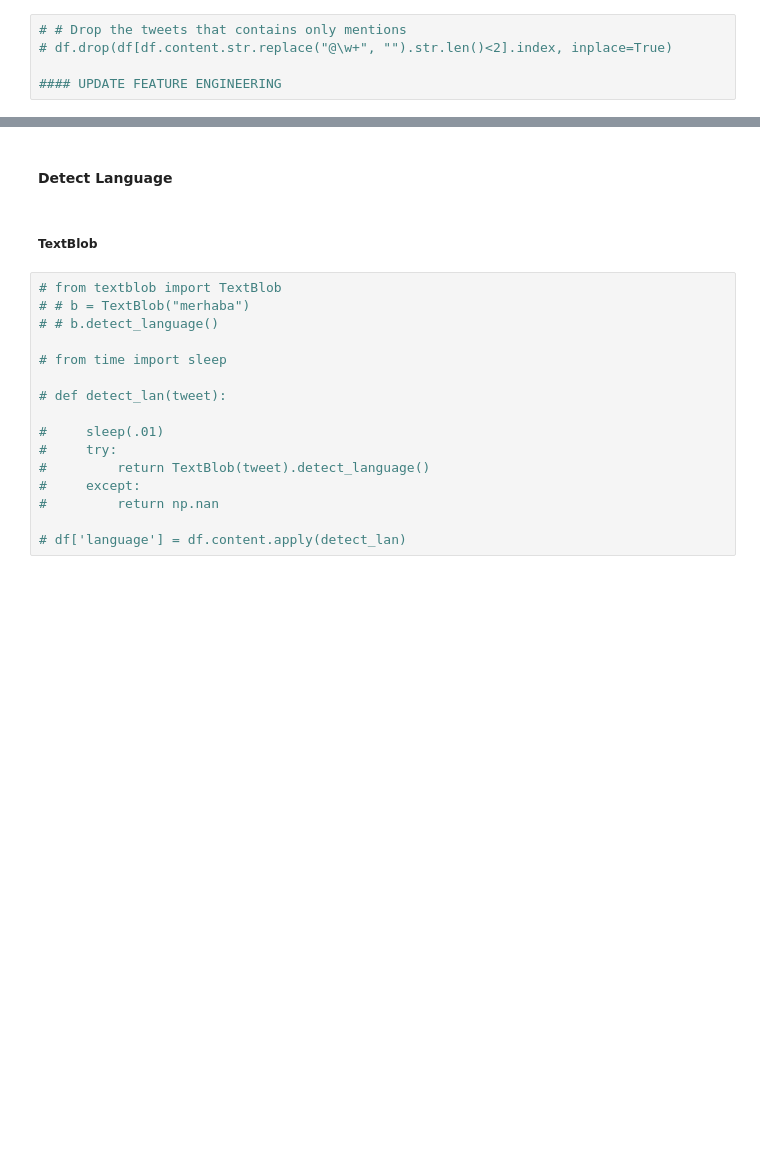
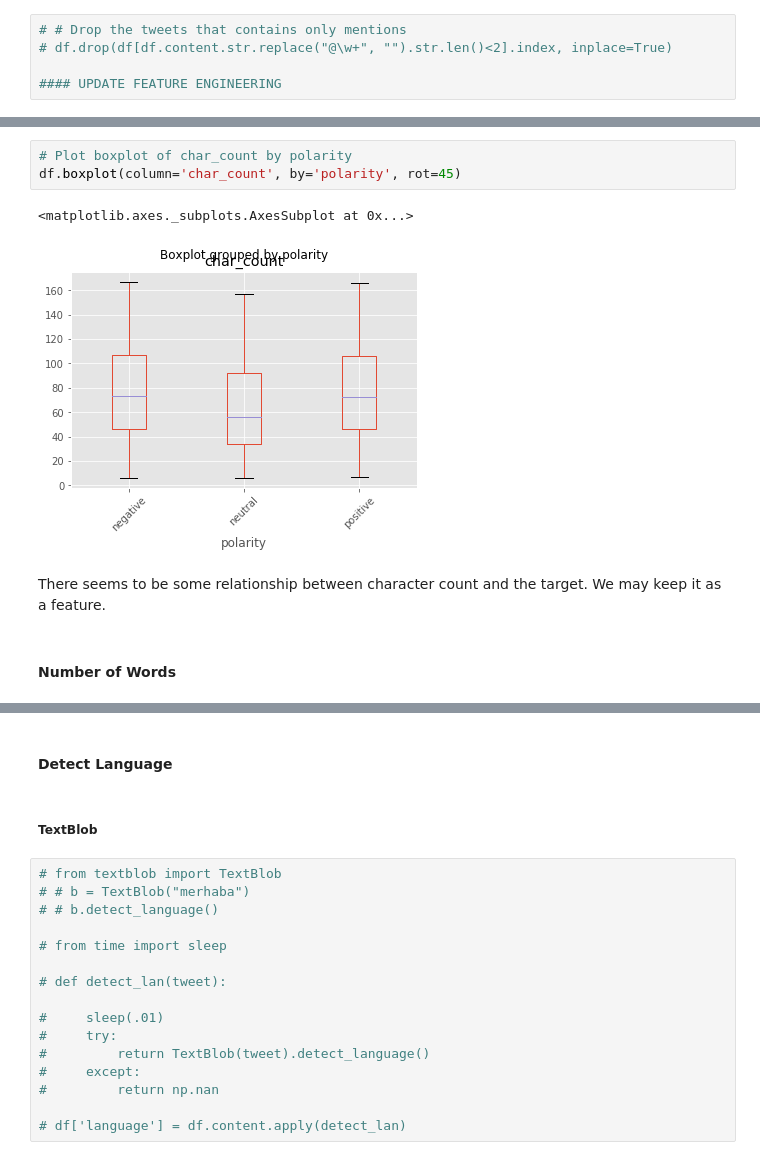
Before and after one commit to kaymal/twitter-emotions, a Jupyter notebook: data-preparation.ipynb, the cells around one changed output, grey strips where cells are left out. Drawn from its saved outputs; the diff is of its cells as text; blank space fills up the shorter version.

```diff
--- a/data-preparation.ipynb
+++ b/data-preparation.ipynb
@@ -443,0 +480,10 @@ df.shape
+# %%
+# Plot boxplot of char_count by polarity
+df.boxplot(column='char_count', by='polarity', rot=45)
+# %% [output]
+<matplotlib.axes._subplots.AxesSubplot at 0x...>
+[figure, added]
+# %% [markdown]
+There seems to be some relationship between character count and the target. We may keep it as a feature.
+# %% [markdown]
+#### Number of Words
```
Also changed, not shown: parts of 65 cells of this notebook.
